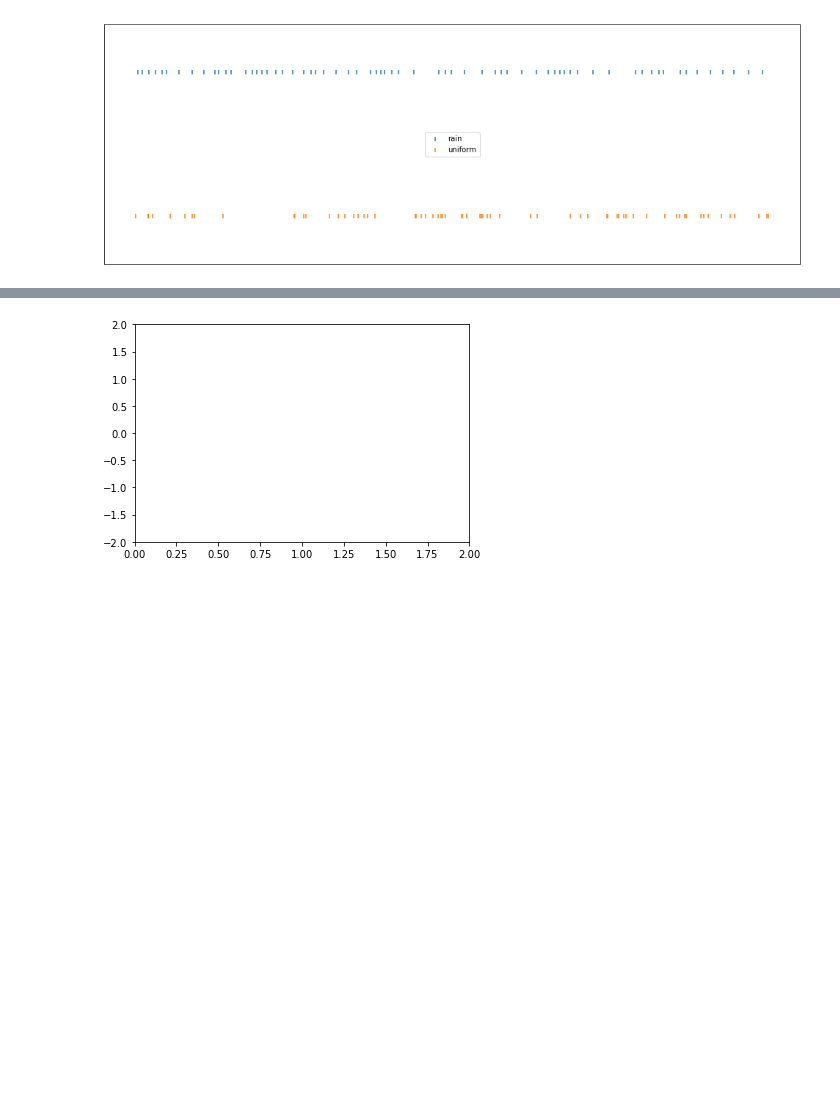
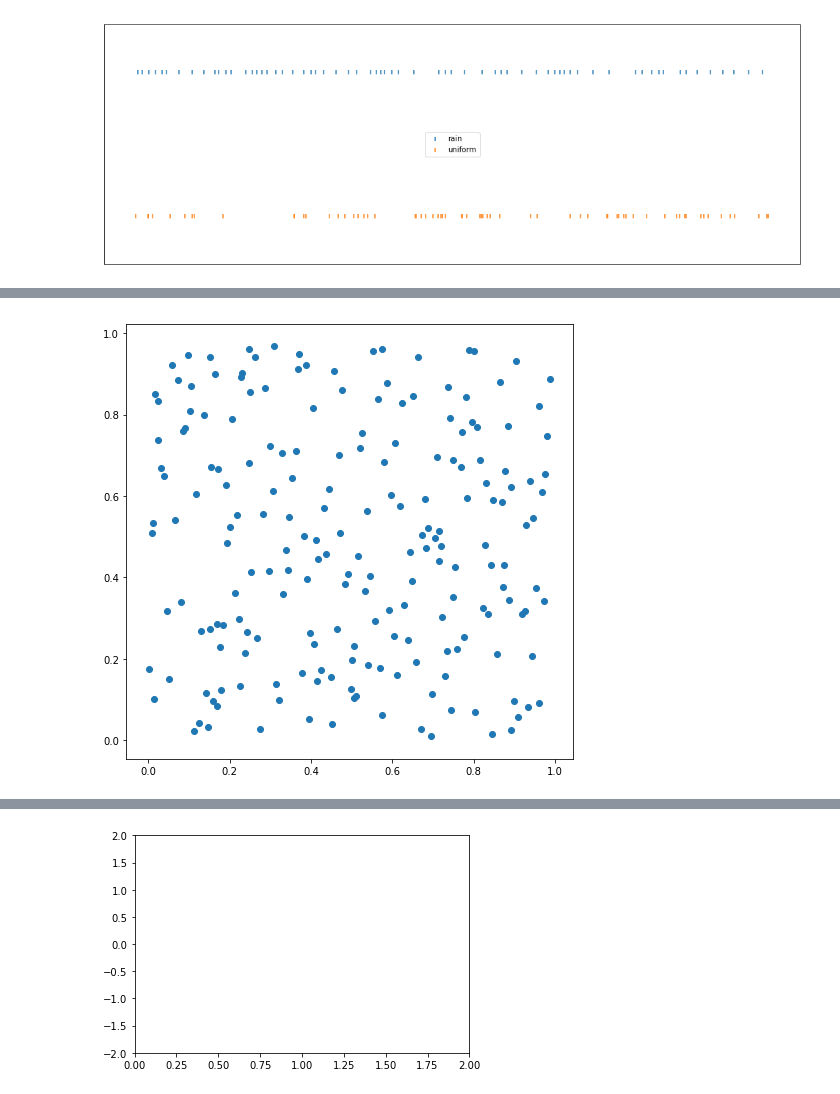
Before and after one commit to ivankeller/discepancy, a Jupyter notebook: discrepancy1.ipynb, the cells around one changed output, grey strips where cells are left out. Drawn from its saved outputs; the diff is of its cells as text; code cells hidden in the pictures; blank space fills up the shorter version.

```diff
--- a/discrepancy1.ipynb
+++ b/discrepancy1.ipynb
@@ -118,0 +139,14 @@ plt.scatter(np.random.sample(nb_drops), np.random.sample(nb_drops), marker='o')
+# %%
+# nb of drops
+n = 200
+unif_xs = np.random.sample(n)
+unif_ys = np.random.sample(n)
+init_x = unif_xs[0]
+init_y = unif_ys[0]
+rain_xs = r1d.rain2(n, initial=init_x)
+rain_ys = r1d.rain2(n, initial=init_y)
+# %%
+plt.figure(figsize=(8,8))
+plt.scatter(rain_xs, rain_ys, marker='o');
+# %% [output]
+[figure, added]
```
Also changed, not shown: parts of 11 cells of this notebook, 3 other files.
